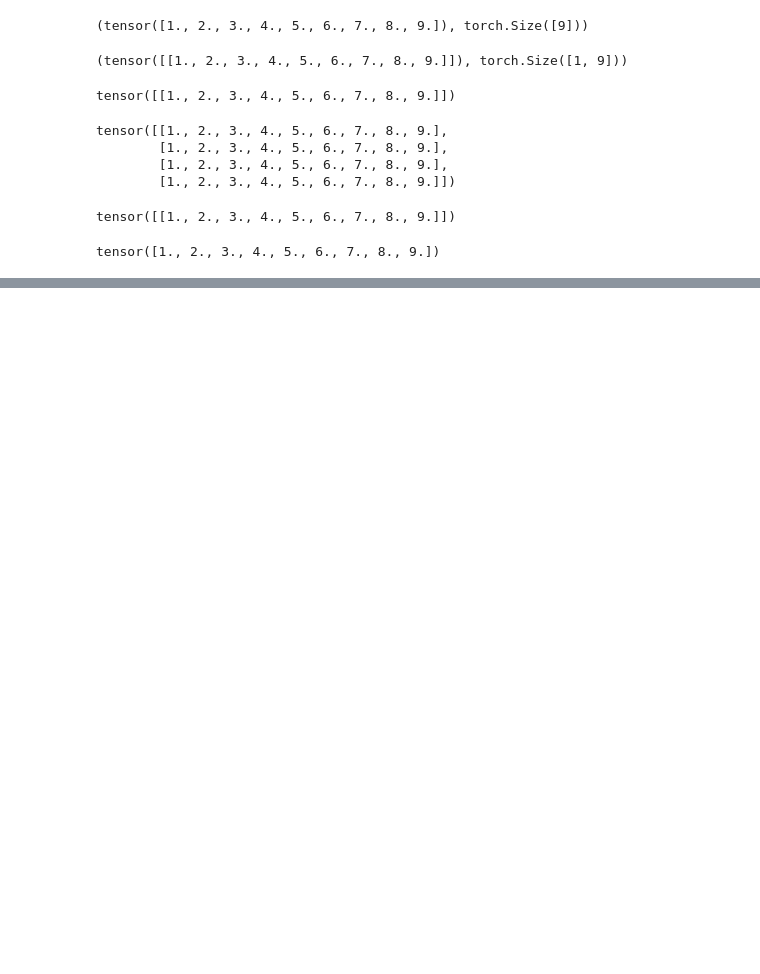
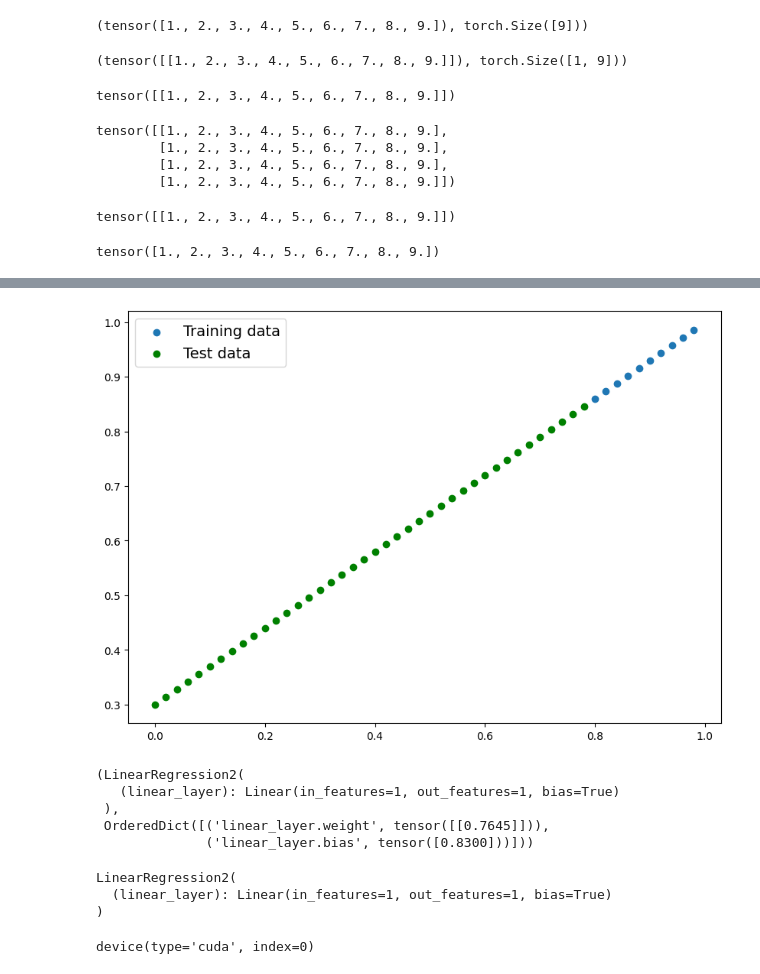
Before and after one commit to guiabbehusen/ML-PyTorch, a Jupyter notebook: 00_pytorch_fundamentals.ipynb, the cells around one changed output, grey strips where cells are left out. Drawn from its saved outputs; the diff is of its cells as text; code cells hidden in the pictures; blank space fills up the shorter version.

```diff
--- a/00_pytorch_fundamentals.ipynb
+++ b/00_pytorch_fundamentals.ipynb
@@ -96,0 +213,11 @@ tensor([1., 2., 3., 4., 5., 6., 7., 8., 9.])
+# %%
+import torch
+weight = 0.7
+bias = 0.3
+start = 0
+end = 1
+step = 0.02
+
+X = torch.arange(start, end, step).unsqueeze(dim=1)
+y = X*weight + bias
+X[:10], y[:10]
@@ -96,0 +245,18 @@ tensor([1., 2., 3., 4., 5., 6., 7., 8., 9.])
+# %%
+train_split = int(0.8 * len(X))
+X_train, y_train = X[train_split:], y[train_split:]
+X_test, y_test = X[:train_split], y[:train_split]
+# %%
+import matplotlib.pyplot as plt
+def plots(train_data=X_train, train_labels=y_train, test_data=X_test, test_labels=y_test, predictions=None):
+  plt.figure(figsize=(10, 7))
+  plt.scatter(train_data, train_labels, label="Training data")
+  plt.scatter(test_data, test_labels, c="g", label="Test data")
+  if predictions is not None:
+    plt.scatter(test_data, predictions, c="r", s=4, label="Predictions")
+
+  plt.legend(prop={"size": 14})
+# %%
+plots(X_train, y_train, X_test, y_test)
+# %% [output]
+[figure, added]
@@ -96,0 +265,18 @@ tensor([1., 2., 3., 4., 5., 6., 7., 8., 9.])
+# %%
+class LinearRegression2(nn.Module):
+  def __init__(self):
+    super().__init__()
+    self.linear_layer = nn.Linear(in_features=1, out_features=1)
+
+    def forward(self, x: torch.Tensor) -> torch.Tensor:
+      return self.linear_layer(x)
+
+torch.manual_seed(42)
+model_1 = LinearRegression2()
+model_1, model_1.state_dict()
+# %% [output]
+(LinearRegression2(
+   (linear_layer): Linear(in_features=1, out_features=1, bias=True)
+ ),
+ OrderedDict([('linear_layer.weight', tensor([[0.7645]])),
+              ('linear_layer.bias', tensor([0.8300]))]))
@@ -96,0 +285,11 @@ tensor([1., 2., 3., 4., 5., 6., 7., 8., 9.])
+# %%
+next(model_1.parameters()).device
+model_1.to(device)
+# %% [output]
+LinearRegression2(
+  (linear_layer): Linear(in_features=1, out_features=1, bias=True)
+)
+# %%
+next(model_1.parameters()).device
+# %% [output]
+device(type='cuda', index=0)
```
Also changed, not shown: parts of 27 cells of this notebook.
